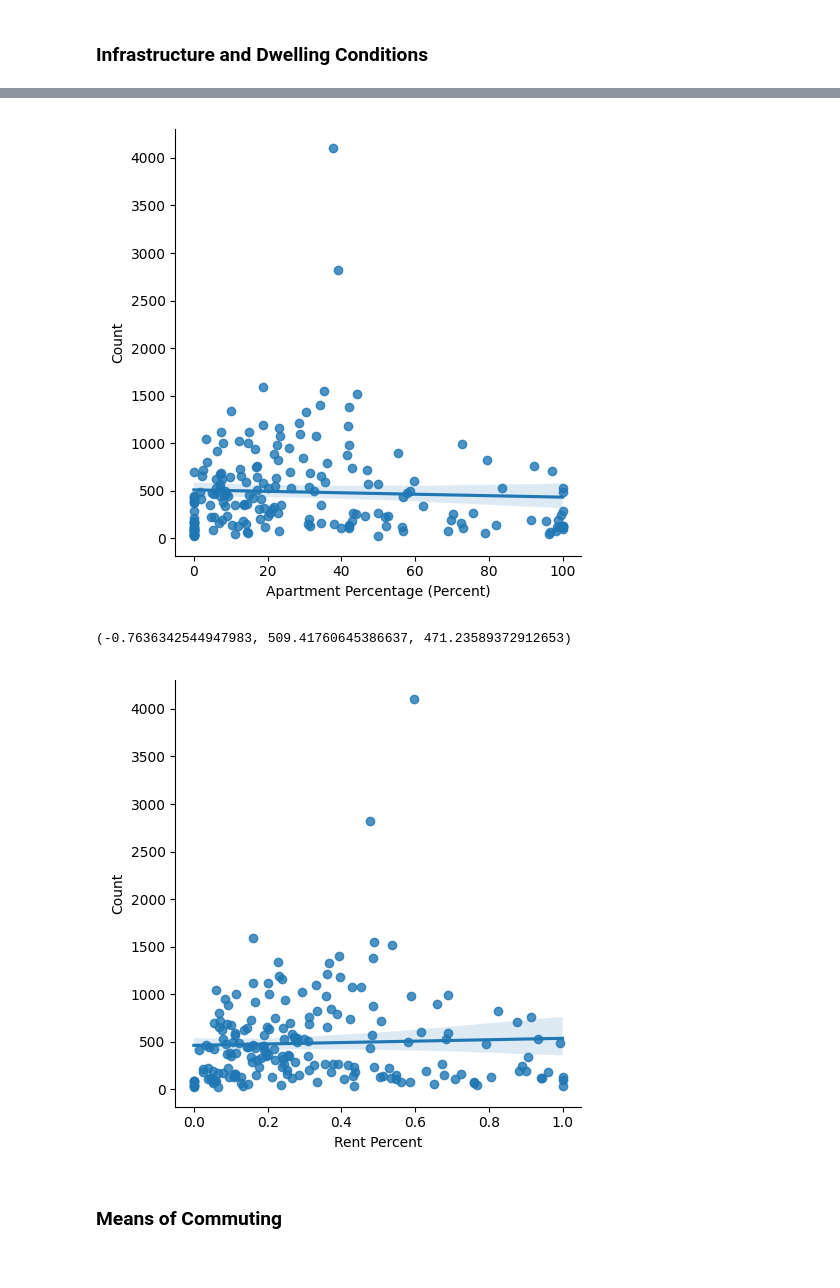
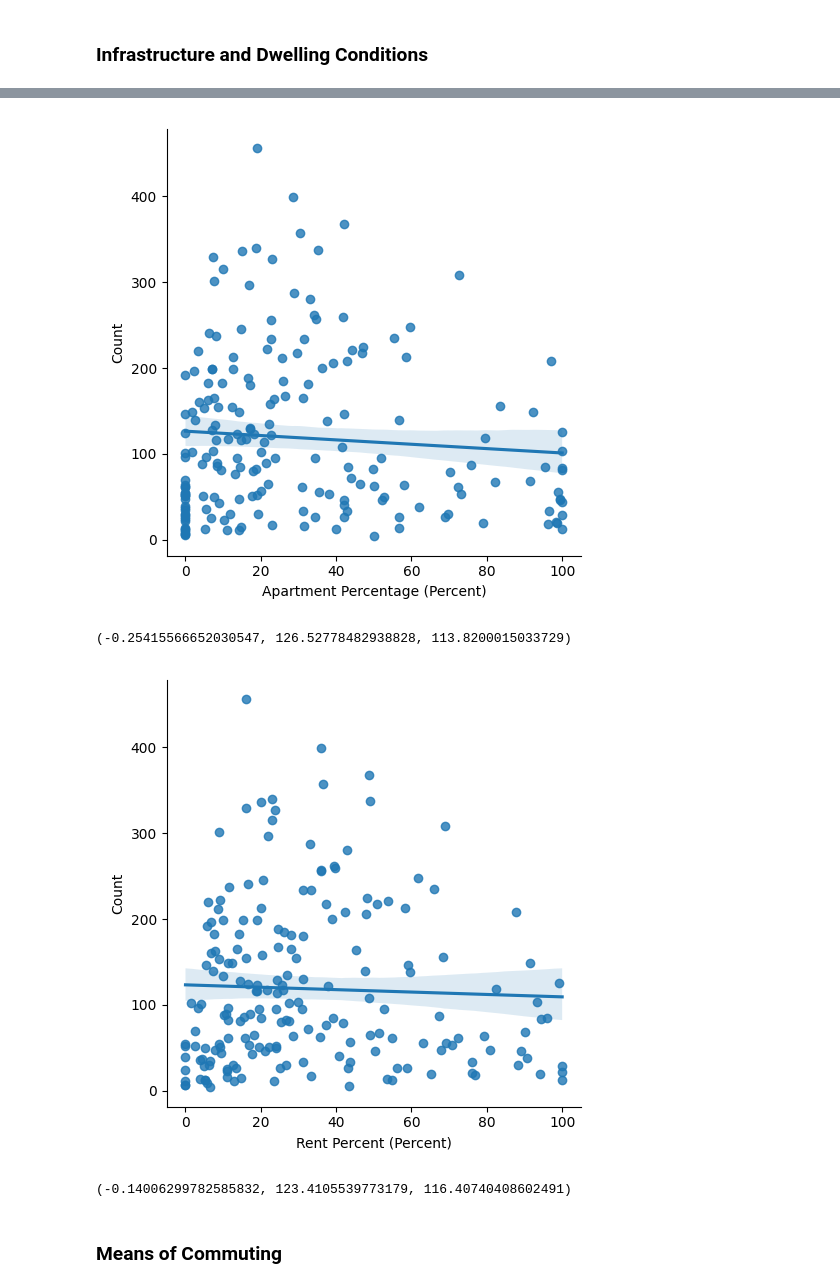
Before and after one commit to tommyvct/winnipeg-311-data-analysis, a Jupyter notebook: spatial_regression.ipynb, the cells around one changed output, grey strips where cells are left out. Drawn from its saved outputs; the diff is of its cells as text; code cells hidden in the pictures.

```diff
--- a/spatial_regression.ipynb
+++ b/spatial_regression.ipynb
@@ -39,12 +37,14 @@ combined_df = make_df()
+# %%
+combined_df = make_df([10, 11, 14, 15])
 # %%
-def plot_regression(x:str, y:str, data, xlables:str="", ylables:str="", xunit:str="", yunit:str="", xpercent:bool=False, ypercent:bool=False) -> tuple[float, float, float]:
+def plot_regression(x:str, y:str, data, xlables:str="", ylables:str="", xunit:str="", yunit:str="", xpercent:bool=False, ypercent:bool=False, robust:bool=False) -> tuple[float, float, float]:
     if xpercent:
         data[x] *= 100
         xunit = "Percent"
     if ypercent:
         data[y] *= 100
         yunit = "Percent"
-    ci = sns.lmplot(x=x, y=y, data=data)
+    ci = sns.lmplot(x=x, y=y, data=data, robust=robust)
     if xlables == "":
         xlables = x
     if ylables == "":
@@ -196,16 +185,16 @@ plot_regression(x='House Ratio', y="Count", data=combined_df, xlables="House Per
 # %%
 plot_regression(x="Apartment Ratio", y="Count", data=combined_df, xlables="Apartment Percentage", xpercent=True)
 # %% [output]
-[figure, old version]
+[figure, new version]
-(-0.7636342544947983, 509.41760645386637, 471.23589372912653)
+(-0.25415566652030547, 126.52778482938828, 113.8200015033729)
 # %%
 combined_df['Rent Percent'] = combined_df['Own vs Rent Percent'].str.strip("[]").str.split(', ').str[1].astype(float)
 # %%
 # combined_df.plot(kind="scatter", x="Rent Percent", y="Count")
-sns.lmplot(x="Rent Percent", y="Count", data=combined_df)
-plt.show()
+plot_regression(x="Rent Percent", y="Count", data=combined_df, xpercent=True)
 # %% [output]
-[figure, old version]
+[figure, new version]
+(-0.14006299782585832, 123.4105539773179, 116.40740408602491)
 # %% [markdown]
 ### Means of Commuting
 # %%
```
Also changed, not shown: parts of 26 cells of this notebook.
